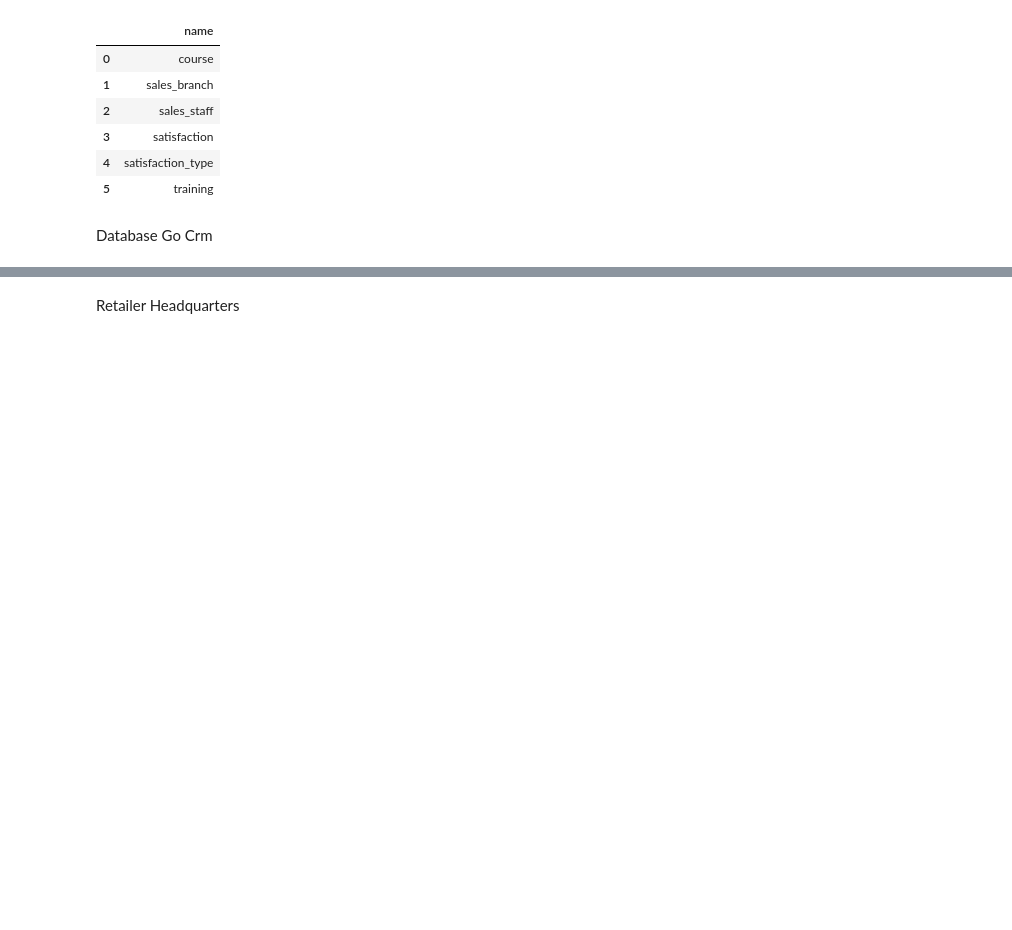
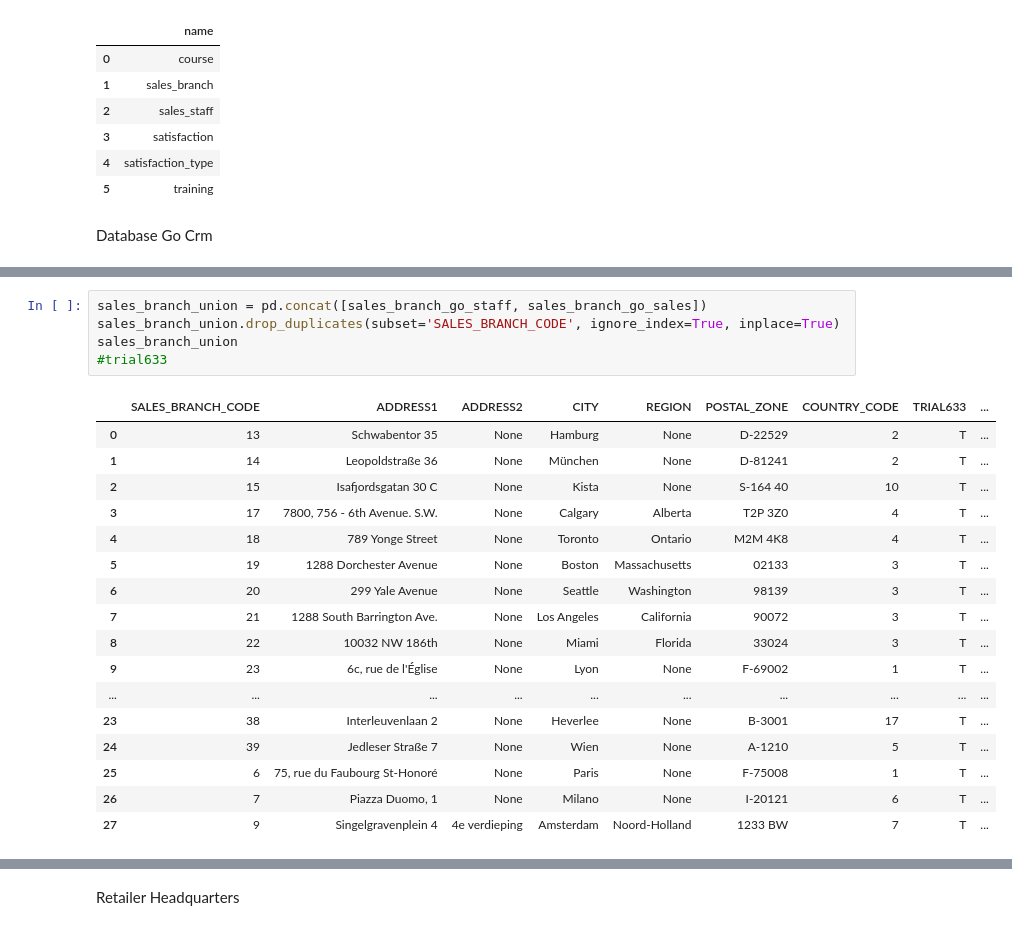
Before and after one commit to OutworldToast/Data-Warehouse, a Jupyter notebook: DataWarehouse.ipynb, the cells around one changed output, grey strips where cells are left out. Cells and saved outputs as stored; diff of their text form; blank space fills up the shorter version.

```diff
--- a/DataWarehouse.ipynb
+++ b/DataWarehouse.ipynb
@@ -139,0 +138,23 @@ retailer_headquarters
+# %%
+sales_branch_union = pd.concat([sales_branch_go_staff, sales_branch_go_sales])
+sales_branch_union.drop_duplicates(subset='SALES_BRANCH_CODE', ignore_index=True, inplace=True)
+sales_branch_union
+#trial633
+# %% [output]
+|  | SALES_BRANCH_CODE | ADDRESS1 | ADDRESS2 | CITY | REGION | POSTAL_ZONE | COUNTRY_CODE | TRIAL633 | ... |
+| 0 | 13 | Schwabentor 35 | None | Hamburg | None | D-22529 | 2 | T | ... |
+| 1 | 14 | Leopoldstraße 36 | None | München | None | D-81241 | 2 | T | ... |
+| 2 | 15 | Isafjordsgatan 30 C | None | Kista | None | S-164 40 | 10 | T | ... |
+| 3 | 17 | 7800, 756 - 6th Avenue. S.W. | None | Calgary | Alberta | T2P 3Z0 | 4 | T | ... |
+| 4 | 18 | 789 Yonge Street | None | Toronto | Ontario | M2M 4K8 | 4 | T | ... |
+| 5 | 19 | 1288 Dorchester Avenue | None | Boston | Massachusetts | 02133 | 3 | T | ... |
+| 6 | 20 | 299 Yale Avenue | None | Seattle | Washington | 98139 | 3 | T | ... |
+| 7 | 21 | 1288 South Barrington Ave. | None | Los Angeles | California | 90072 | 3 | T | ... |
+| 8 | 22 | 10032 NW 186th | None | Miami | Florida | 33024 | 3 | T | ... |
+| 9 | 23 | 6c, rue de l'Église | None | Lyon | None | F-69002 | 1 | T | ... |
+| ... | ... | ... | ... | ... | ... | ... | ... | ... | ... |
+| 23 | 38 | Interleuvenlaan 2 | None | Heverlee | None | B-3001 | 17 | T | ... |
+| 24 | 39 | Jedleser Straße 7 | None | Wien | None | A-1210 | 5 | T | ... |
+| 25 | 6 | 75, rue du Faubourg St-Honoré | None | Paris | None | F-75008 | 1 | T | ... |
+| 26 | 7 | Piazza Duomo, 1 | None | Milano | None | I-20121 | 6 | T | ... |
+| 27 | 9 | Singelgravenplein 4 | 4e verdieping | Amsterdam | Noord-Holland | 1233 BW | 7 | T | ... |
```
Also changed, not shown: parts of 51 cells of this notebook.
